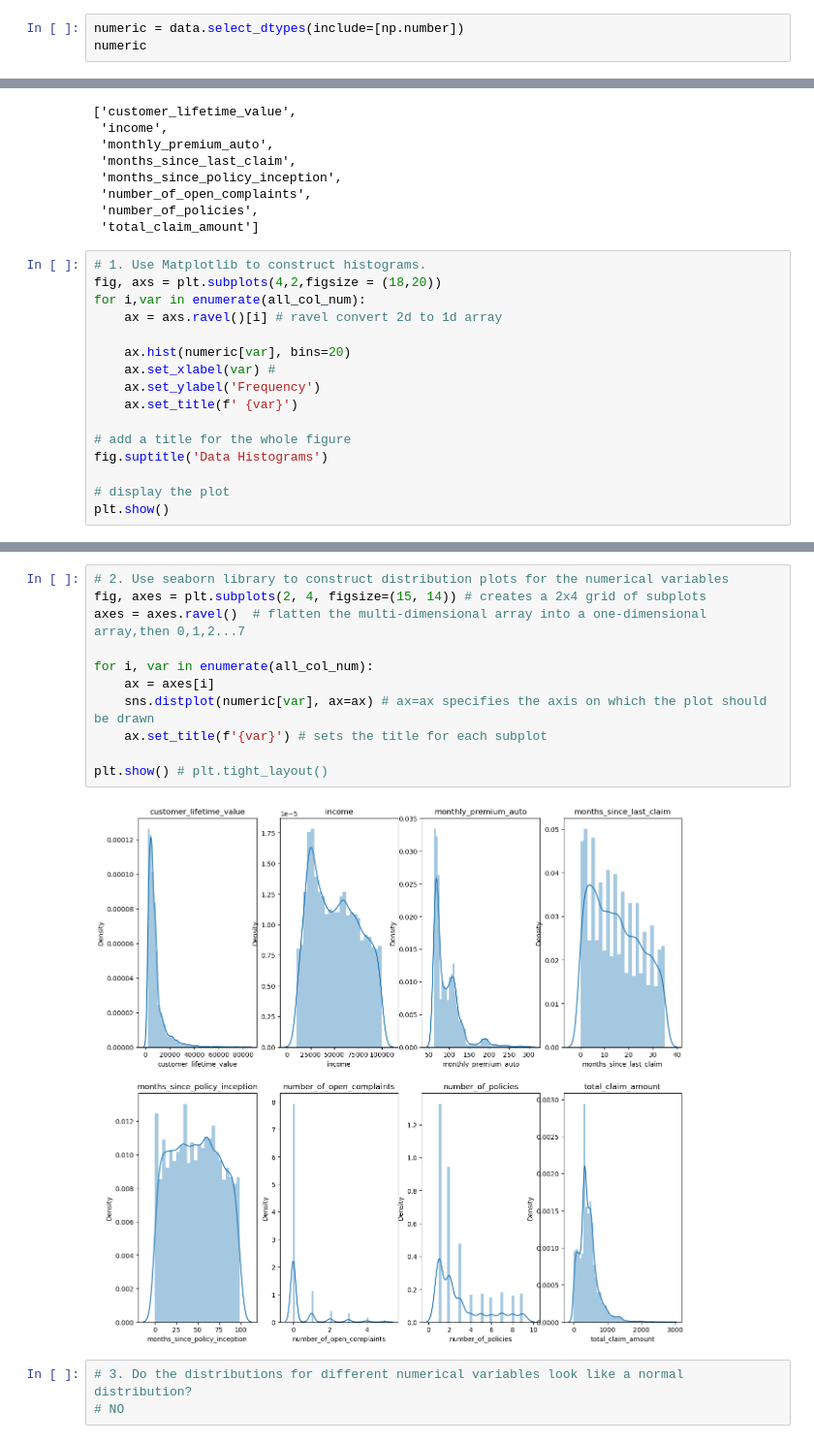
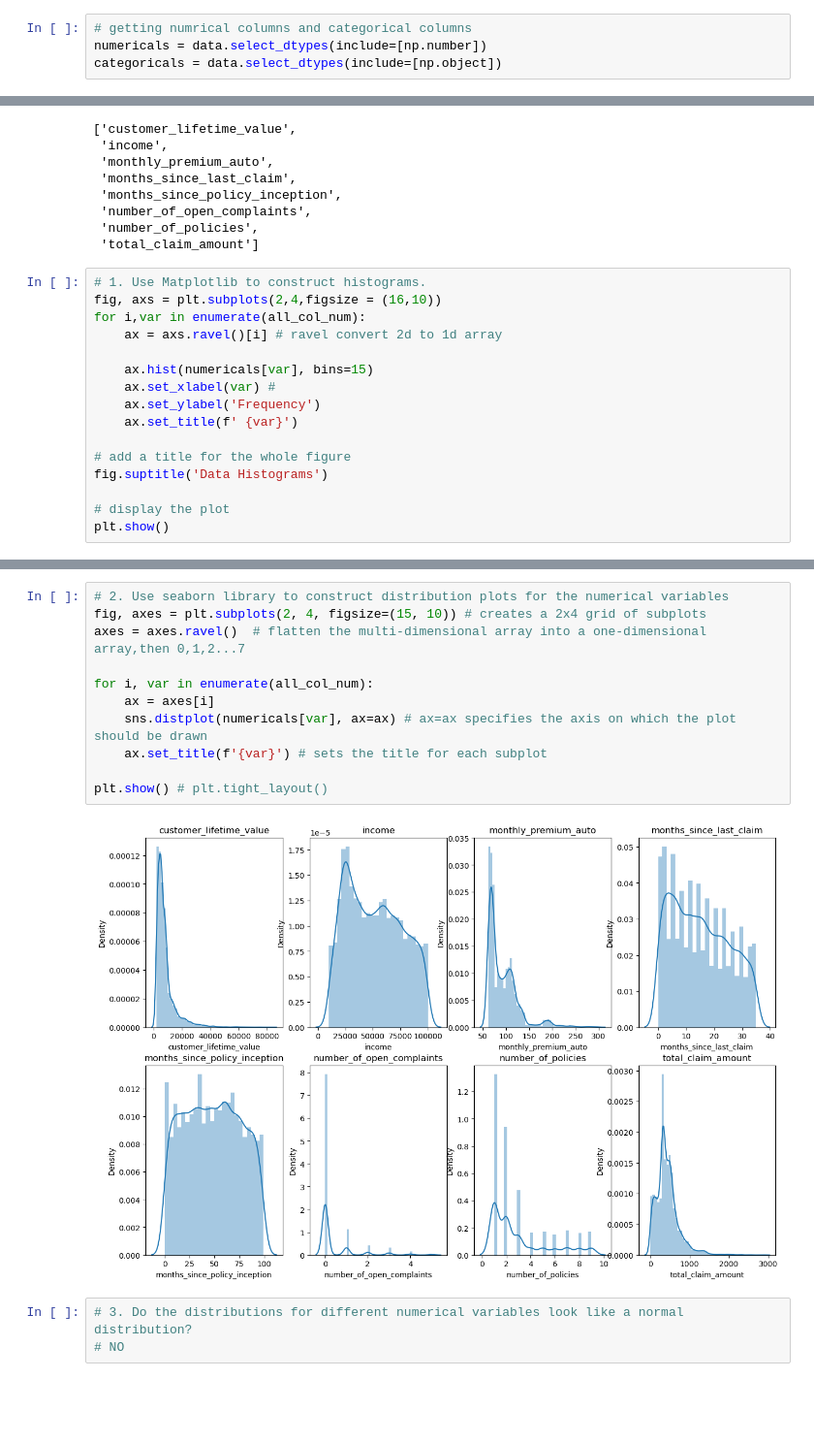
Before and after one commit to duodeng/IronDuo, a Jupyter notebook: Homework/01_18_Matplotlib_Seaborn.ipynb, the cells around one changed output, grey strips where cells are left out. Shown at 97% size. Saved outputs shown, nothing was run; the diff lists cells and outputs as text; blank space fills up the shorter version.

```diff
--- a/Homework/01_18_Matplotlib_Seaborn.ipynb
+++ b/Homework/01_18_Matplotlib_Seaborn.ipynb
@@ -36,4 +62,5 @@ def drop_columns(data):
 # %%
-numeric = data.select_dtypes(include=[np.number])
-numeric
+# getting numrical columns and categorical columns
+numericals = data.select_dtypes(include=[np.number])
+categoricals = data.select_dtypes(include=[np.object])
 # %% [output]
@@ -85,11 +96,11 @@ all_col_num
  'total_claim_amount']
 # %%
 # 1. Use Matplotlib to construct histograms.
-fig, axs = plt.subplots(4,2,figsize = (18,20))
+fig, axs = plt.subplots(2,4,figsize = (16,10))
 for i,var in enumerate(all_col_num):
     ax = axs.ravel()[i] # ravel convert 2d to 1d array
 
-    ax.hist(numeric[var], bins=20)
+    ax.hist(numericals[var], bins=15)
     ax.set_xlabel(var) #
     ax.set_ylabel('Frequency')
     ax.set_title(f' {var}')
@@ -104,16 +115,16 @@ plt.show()
 # %%
 # 2. Use seaborn library to construct distribution plots for the numerical variables
-fig, axes = plt.subplots(2, 4, figsize=(15, 14)) # creates a 2x4 grid of subplots
+fig, axes = plt.subplots(2, 4, figsize=(15, 10)) # creates a 2x4 grid of subplots
 axes = axes.ravel()  # flatten the multi-dimensional array into a one-dimensional array,then 0,1,2...7
 
 for i, var in enumerate(all_col_num):
     ax = axes[i]
-    sns.distplot(numeric[var], ax=ax) # ax=ax specifies the axis on which the plot should be drawn
+    sns.distplot(numericals[var], ax=ax) # ax=ax specifies the axis on which the plot should be drawn
     ax.set_title(f'{var}') # sets the title for each subplot
 
 plt.show() # plt.tight_layout()
 # %% [output]
-[figure, old version]
+[figure, new version]
 # %%
 # 3. Do the distributions for different numerical variables look like a normal distribution?
 # NO
```
Also changed, not shown: parts of 42 cells of this notebook, 3 other files.
